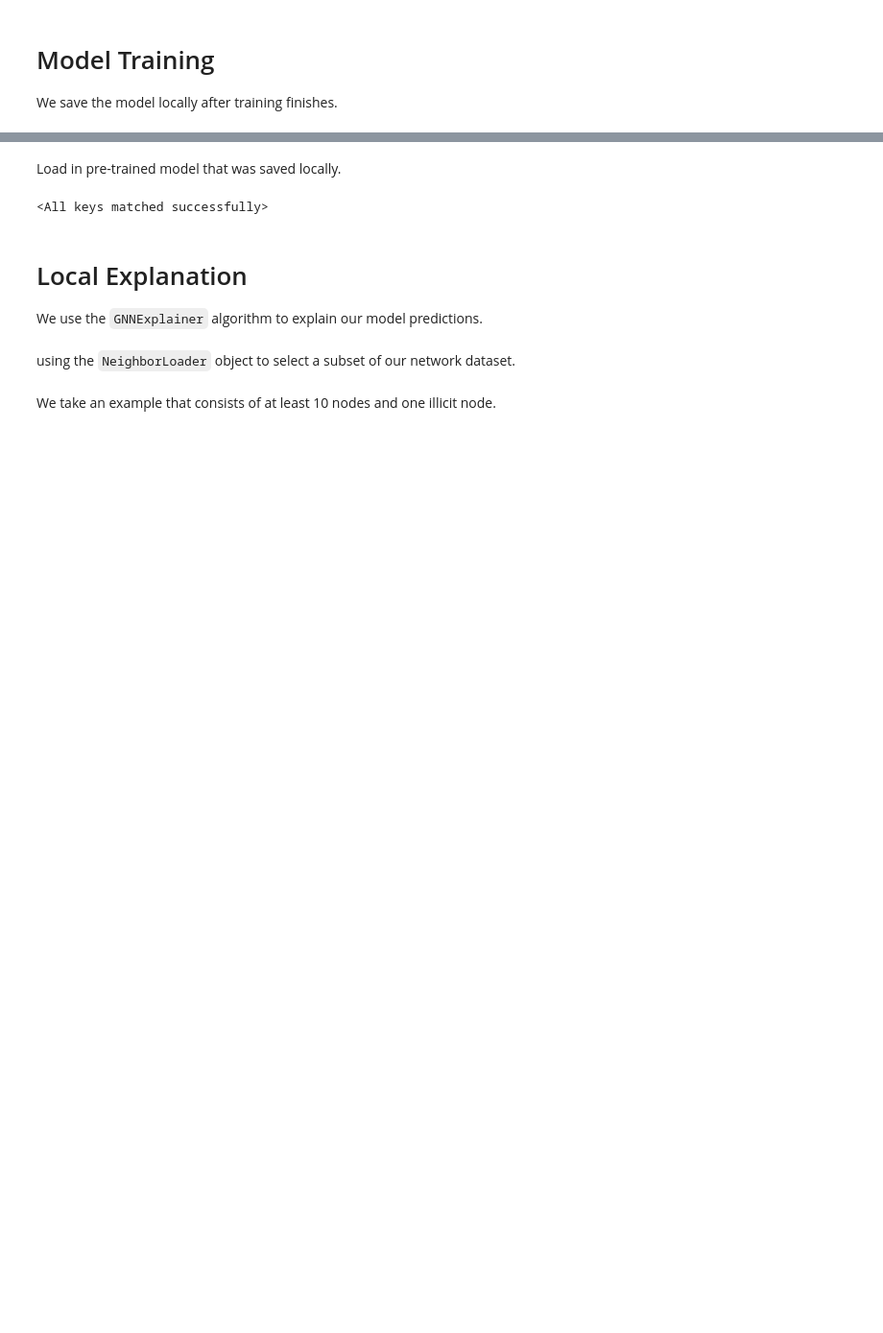
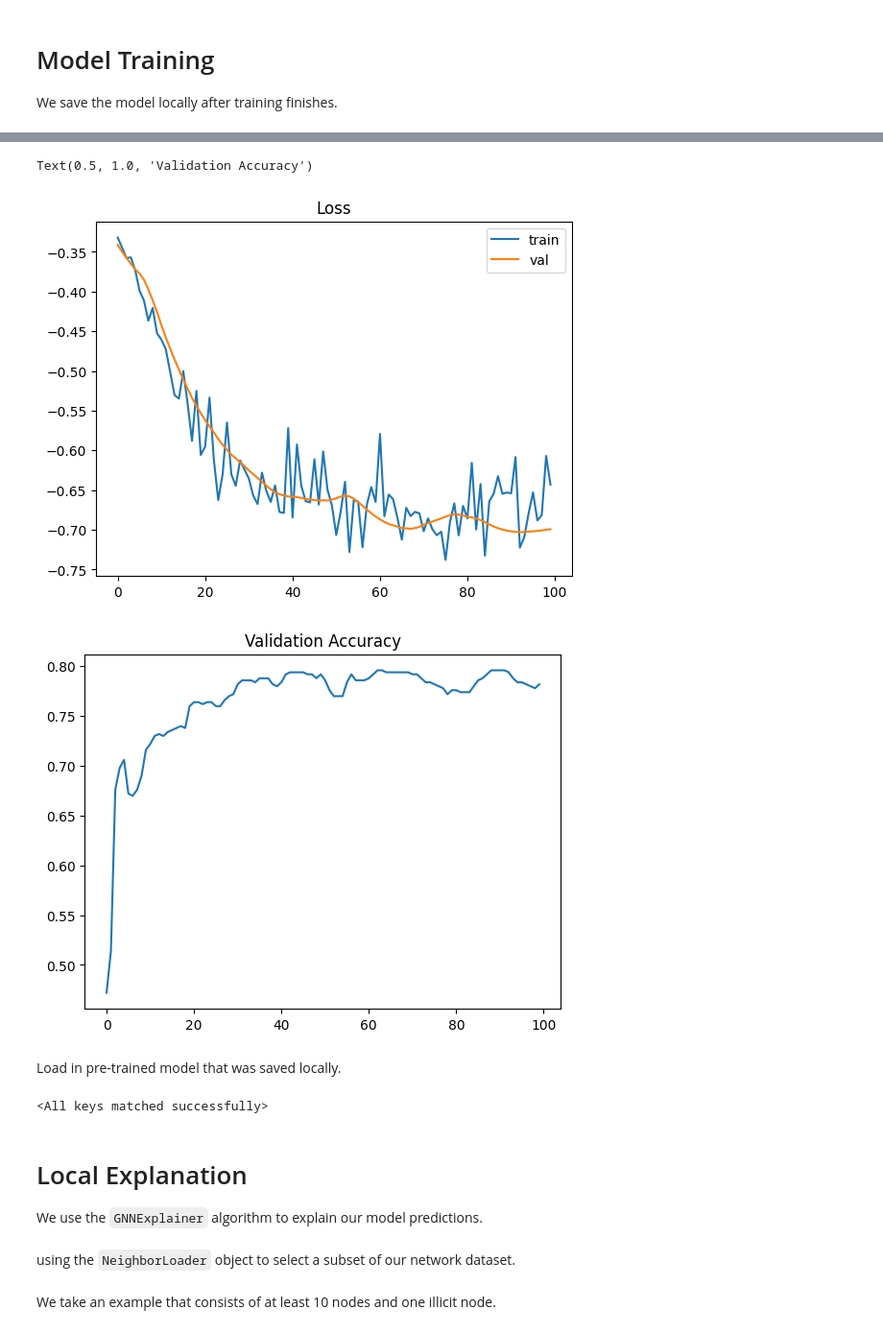
Before and after one commit to bl3e967/medium-gnn-explanation-and-visualisation, a Jupyter notebook: gnn_explanation_interactive_vis.ipynb, the cells around one changed output, grey strips where cells are left out. Shown at 96% size. Drawn from its saved outputs; the diff is of its cells as text; code cells hidden in the pictures; blank space fills up the shorter version.

```diff
--- a/gnn_explanation_interactive_vis.ipynb
+++ b/gnn_explanation_interactive_vis.ipynb
@@ -266,0 +71,17 @@ PrecisionRecallDisplay.from_predictions(y_true=y_true, y_pred=y_test, plot_chanc
+# %%
+def train(model, data, optimizer):
+    model.train()
+    optimizer.zero_grad()
+    out = model(data.x, data.edge_index)
+    loss = F.nll_loss(out[data.train_mask], data.y[data.train_mask])
+    loss.backward()
+    optimizer.step()
+    return loss.item()
+
+def val(model, data):
+    model.eval()
+    out = model(data.x, data.edge_index)
+    loss = F.nll_loss(out[data.val_mask], data.y[data.val_mask])
+    pred = out.argmax(dim=1)
+    acc = (pred[data.val_mask] == data.y[data.val_mask]).sum().item() / data.val_mask.sum().item()
+    return acc, loss.item()
@@ -266,0 +107,17 @@ PrecisionRecallDisplay.from_predictions(y_true=y_true, y_pred=y_test, plot_chanc
+# %%
+train_loss_vals = []
+val_loss_vals = []
+acc_vals = []
+
+n_epochs = 100
+for epoch in range(n_epochs):
+    # train val iteration
+    train_loss = train(model, data_train, optimizer)
+    acc, val_loss = val(model, data_train)
+
+    # keep track of metrics
+    train_loss_vals.append(train_loss)
+    val_loss_vals.append(val_loss)
+    acc_vals.append(acc)
+
+    print(f'Epoch: {epoch:03d}, Loss: {val_loss:.4f}, Accuracy: {acc:.4f}')
@@ -266,0 +142,14 @@ PrecisionRecallDisplay.from_predictions(y_true=y_true, y_pred=y_test, plot_chanc
+# %%
+plt.figure()
+plt.plot(train_loss_vals)
+plt.plot(val_loss_vals)
+plt.title("Loss")
+plt.legend(['train', 'val'])
+
+plt.figure()
+plt.plot(acc_vals)
+plt.title('Validation Accuracy')
+# %% [output]
+Text(0.5, 1.0, 'Validation Accuracy')
+[figure, added]
+[figure, added]
```
Also changed, not shown: parts of 33 cells of this notebook.
